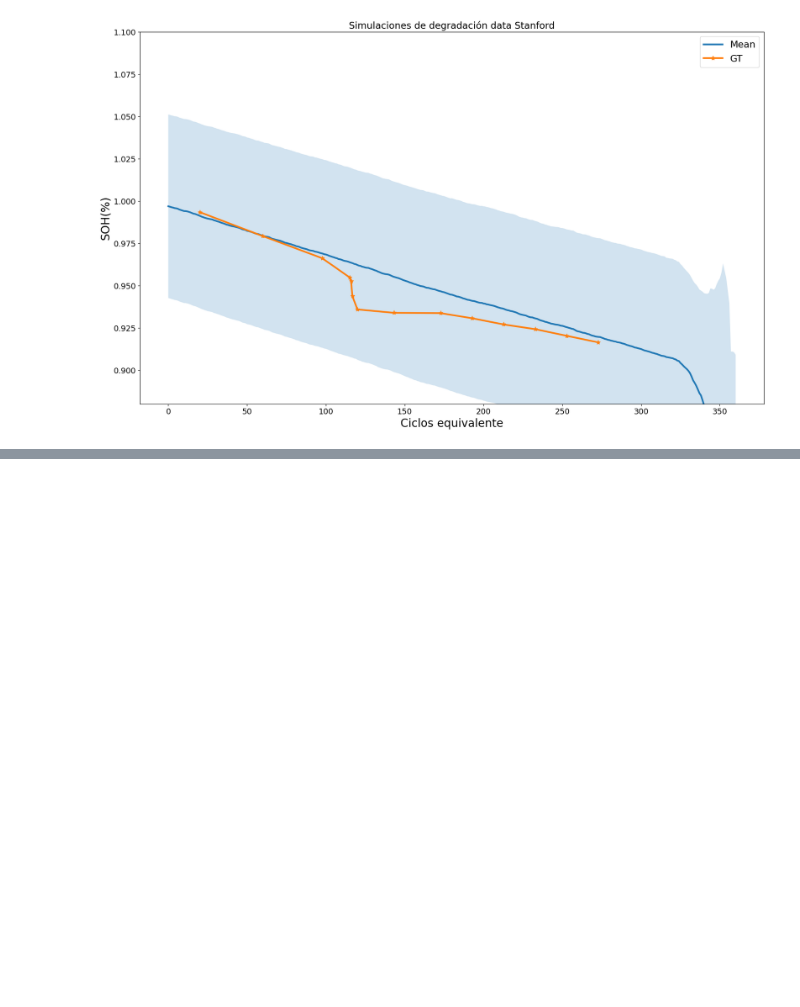
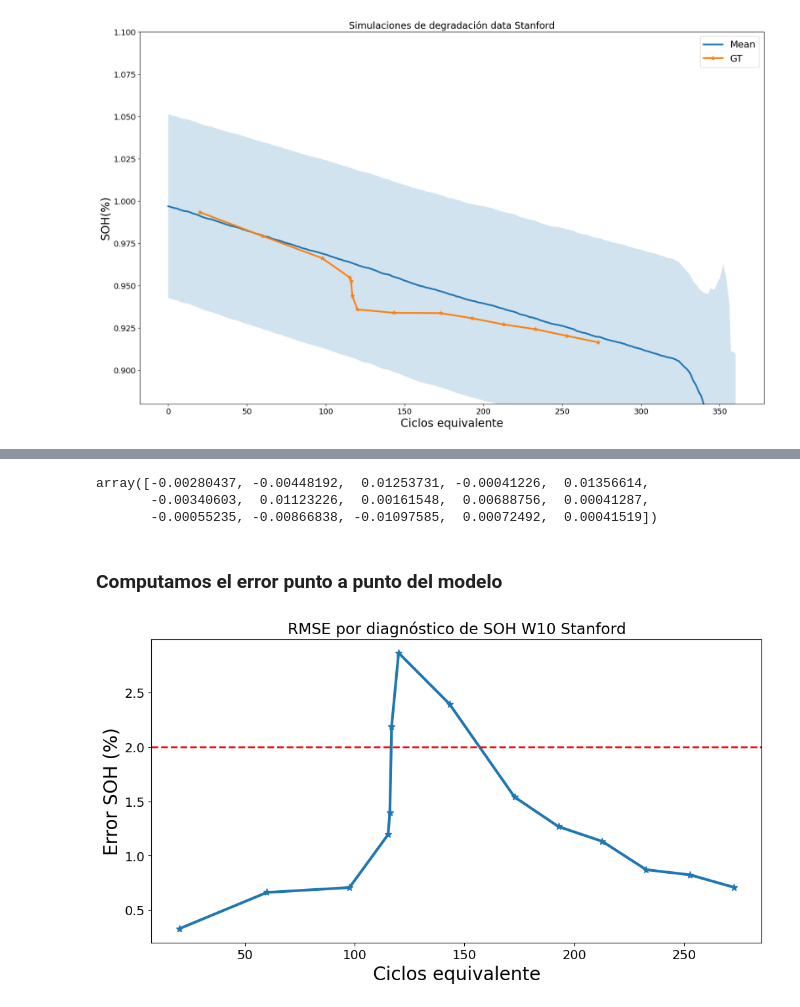
Before and after one commit to AXS-Rose/degradation_model, a Jupyter notebook: soh_methods_stanford.ipynb, the cells around one changed output, grey strips where cells are left out. Drawn from its saved outputs; the diff is of its cells as text; code cells hidden in the pictures; blank space fills up the shorter version.

Commit message:
RMSE punto a punto del modelo

```diff
--- a/soh_methods_stanford.ipynb
+++ b/soh_methods_stanford.ipynb
@@ -295,0 +316,37 @@ plt.show()
+# %%
+error_values
+# %% [output]
+array([-0.00280437, -0.00448192,  0.01253731, -0.00041226,  0.01356614,
+       -0.00340603,  0.01123226,  0.00161548,  0.00688756,  0.00041287,
+       -0.00055235, -0.00866838, -0.01097585,  0.00072492,  0.00041519])
+# %% [markdown]
+### Computamos el error punto a punto del modelo
+# %%
+total_SOH = pd.DataFrame()
+M = 3
+j = 1
+while j <= M:
+    filename = str(j) + ".csv"
+    j_df = pd.read_csv(filename)
+    total_SOH = pd.concat([total_SOH, j_df], ignore_index=True, axis=1)
+    j += 1
+
+RMSE_list = []
+for i,cycle in enumerate(w10_axis_val):
+    y_gt = SOH_gt_df['W10'][i]
+    row_values = total_SOH.iloc[int(cycle)].to_numpy()
+    error_values = row_values - y_gt
+    RMSE = np.sqrt(np.sum(((error_values*100) ** 2))/len(error_values))
+    RMSE_list.append(RMSE)
+# %%
+plt.figure(figsize=(12, 6))
+plt.plot(w10_axis_val,RMSE_list,marker='*',)
+plt.axhline(y=2, color='red', linestyle='--', linewidth=2)
+
+plt.title("RMSE por diagnóstico de SOH W10 Stanford")
+plt.xlabel("Ciclos equivalente")
+plt.ylabel("Error SOH (%)")
+# plt.legend()
+plt.show()
+# %% [output]
+[figure, added]
```
Also changed, not shown: parts of 3 cells of this notebook.
